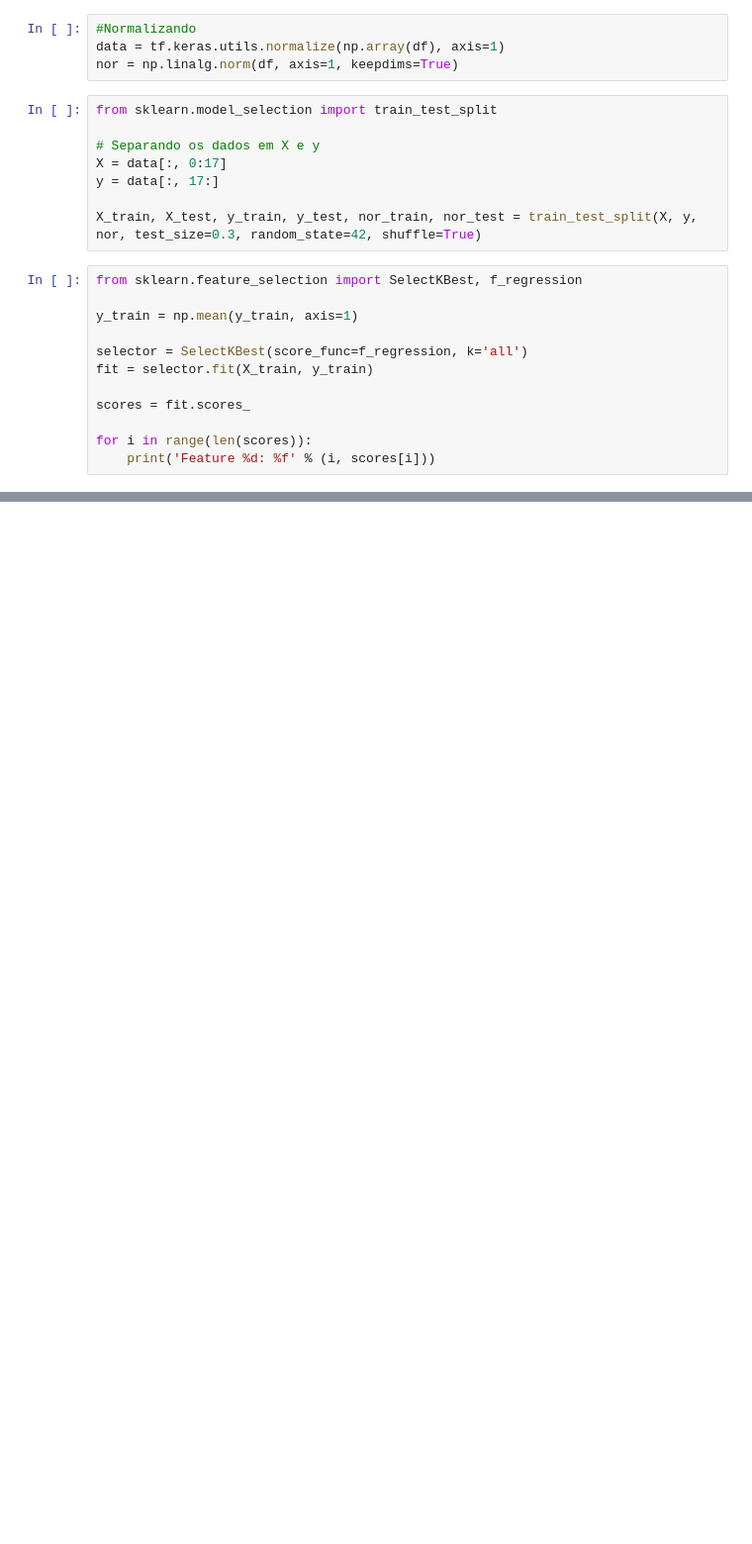
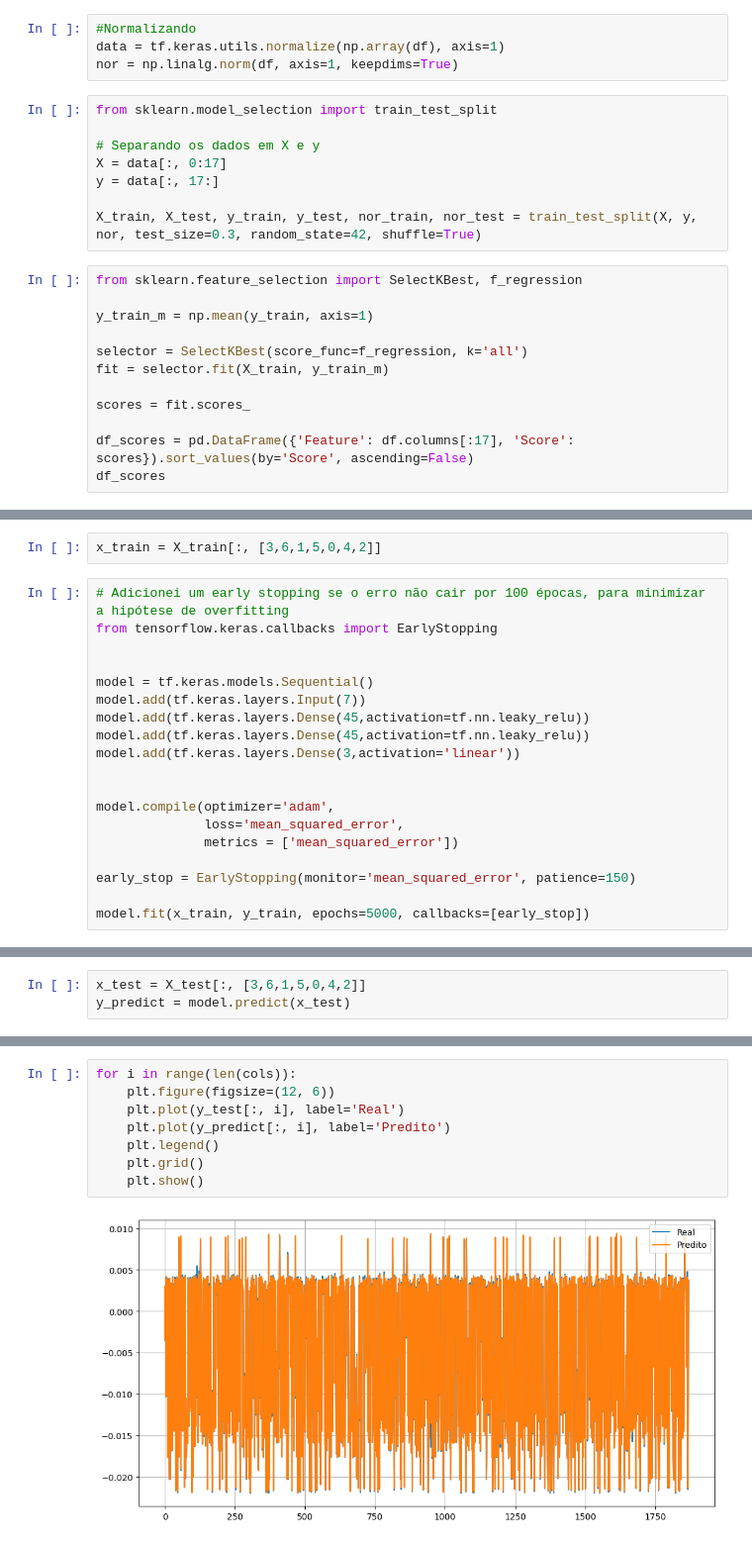
Before and after one commit to Miguel-mmf/smart-automation, a Jupyter notebook: ava02/pt2/modelo.ipynb, the cells around one changed output, grey strips where cells are left out. Shown: that part at 99% size. Saved outputs shown, nothing was run; the diff lists cells and outputs as text; blank space fills up the shorter version.

Commit message:
Criação do modelo usando RNA

```diff
--- a/ava02/pt2/modelo.ipynb
+++ b/ava02/pt2/modelo.ipynb
@@ -88,13 +105,13 @@ X_train, X_test, y_train, y_test, nor_train, nor_test = train_test_split(X, y, n
 # %%
 from sklearn.feature_selection import SelectKBest, f_regression
 
-y_train = np.mean(y_train, axis=1)
+y_train_m = np.mean(y_train, axis=1)
 
 selector = SelectKBest(score_func=f_regression, k='all')
-fit = selector.fit(X_train, y_train)
+fit = selector.fit(X_train, y_train_m)
 
 scores = fit.scores_
 
-for i in range(len(scores)):
-    print('Feature %d: %f' % (i, scores[i]))
+df_scores = pd.DataFrame({'Feature': df.columns[:17], 'Score': scores}).sort_values(by='Score', ascending=False)
+df_scores
 # %% [output]
@@ -156,0 +175,21 @@ feature_importances
+# %%
+x_train = X_train[:, [3,6,1,5,0,4,2]]
+# %%
+# Adicionei um early stopping se o erro não cair por 100 épocas, para minimizar a hipótese de overfitting
+from tensorflow.keras.callbacks import EarlyStopping
+
+
+model = tf.keras.models.Sequential()
+model.add(tf.keras.layers.Input(7))
+model.add(tf.keras.layers.Dense(45,activation=tf.nn.leaky_relu))
+model.add(tf.keras.layers.Dense(45,activation=tf.nn.leaky_relu))
+model.add(tf.keras.layers.Dense(3,activation='linear'))
+
+
+model.compile(optimizer='adam',
+              loss='mean_squared_error',
+              metrics = ['mean_squared_error'])
+
+early_stop = EarlyStopping(monitor='mean_squared_error', patience=150)
+
+model.fit(x_train, y_train, epochs=5000, callbacks=[early_stop])
@@ -156,0 +215,3 @@ feature_importances
+# %%
+x_test = X_test[:, [3,6,1,5,0,4,2]]
+y_predict = model.predict(x_test)
@@ -156,0 +228,10 @@ feature_importances
+# %%
+for i in range(len(cols)):
+    plt.figure(figsize=(12, 6))
+    plt.plot(y_test[:, i], label='Real')
+    plt.plot(y_predict[:, i], label='Predito')
+    plt.legend()
+    plt.grid()
+    plt.show()
+# %% [output]
+[figure, added]
```
Also changed, not shown: parts of 15 cells of this notebook, 1 other file.
